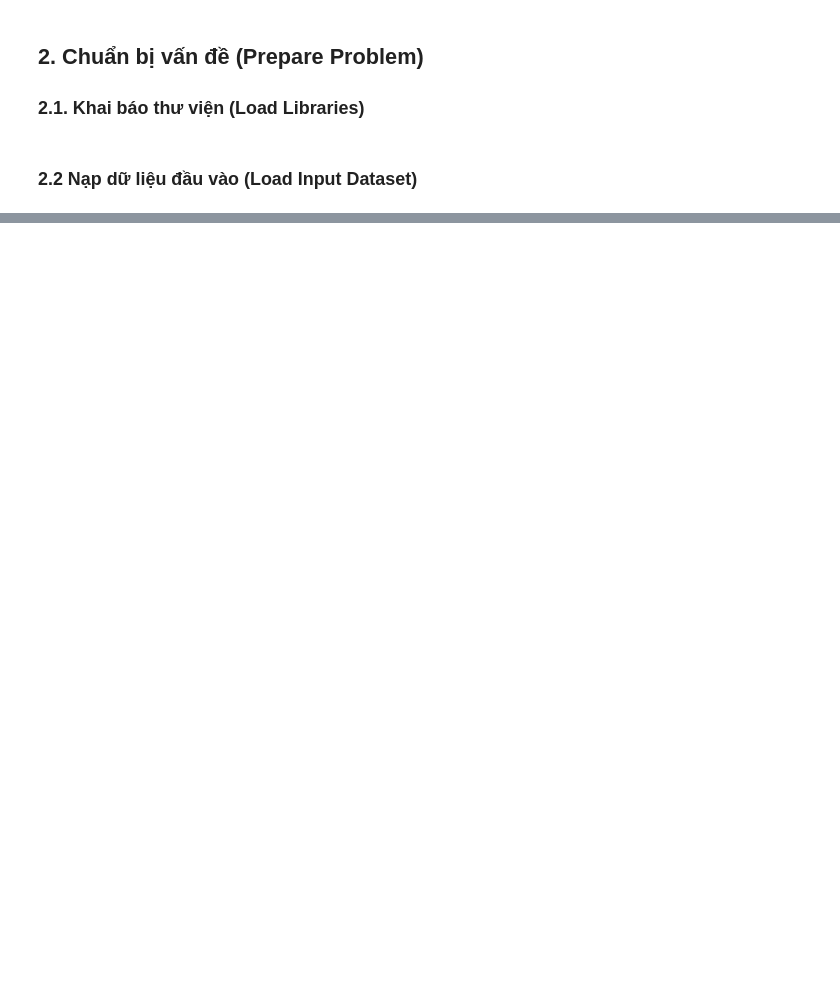
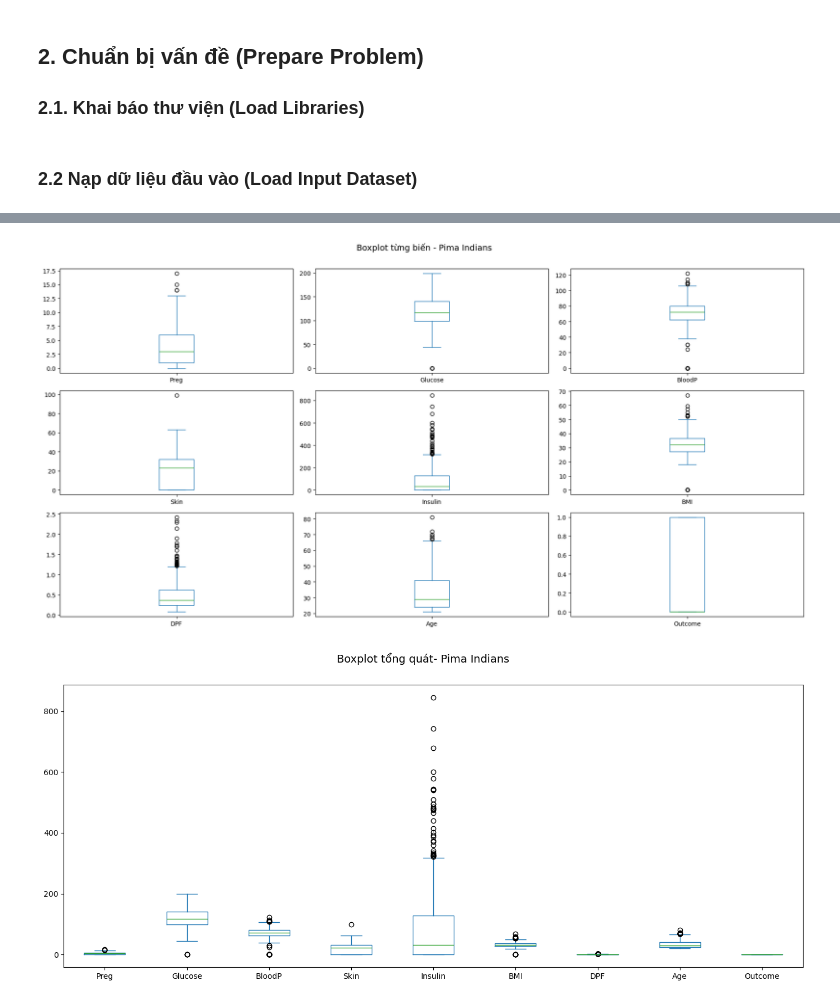
Before and after one commit to HuyTec/SGU_ML_2026-2027, a Jupyter notebook: Lab/Lab06-EDA/pima_indians-classification.ipynb, the cells around one changed output, grey strips where cells are left out. Saved outputs shown, nothing was run; the diff lists cells and outputs as text; code cells hidden in the pictures; blank space fills up the shorter version.

```diff
--- a/Lab/Lab06-EDA/pima_indians-classification.ipynb
+++ b/Lab/Lab06-EDA/pima_indians-classification.ipynb
@@ -58,0 +393,16 @@ dataset = pd.read_csv(dataset_path, names = dataset_names)
+# %%
+# boxplot từng biến
+dataset.plot(kind='box', subplots=True, layout=(3,3),
+             sharex=False, sharey=False, figsize=(18,9))
+plt.suptitle('Boxplot từng biến - Pima Indians', fontsize=14, y=1.01)
+plt.tight_layout()
+plt.show()
+
+#boxplot tổng quát
+dataset.plot(kind='box', figsize=(14,6))
+plt.suptitle('Boxplot tổng quát- Pima Indians', fontsize=14, y=1.01)
+plt.tight_layout()
+plt.show()
+# %% [output]
+[figure, added]
+[figure, added]
```
Also changed, not shown: parts of 67 cells of this notebook, 8 other files.
